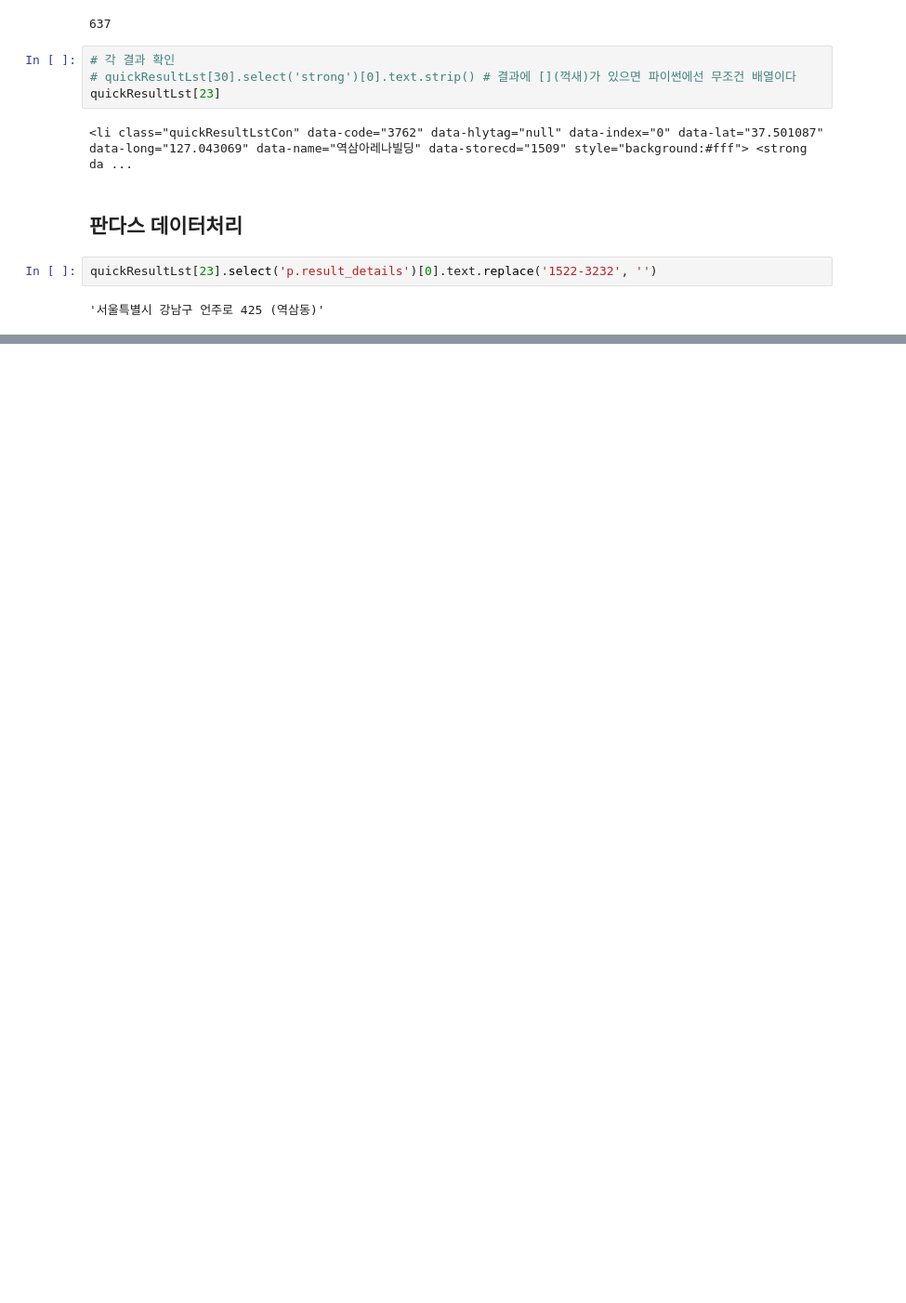
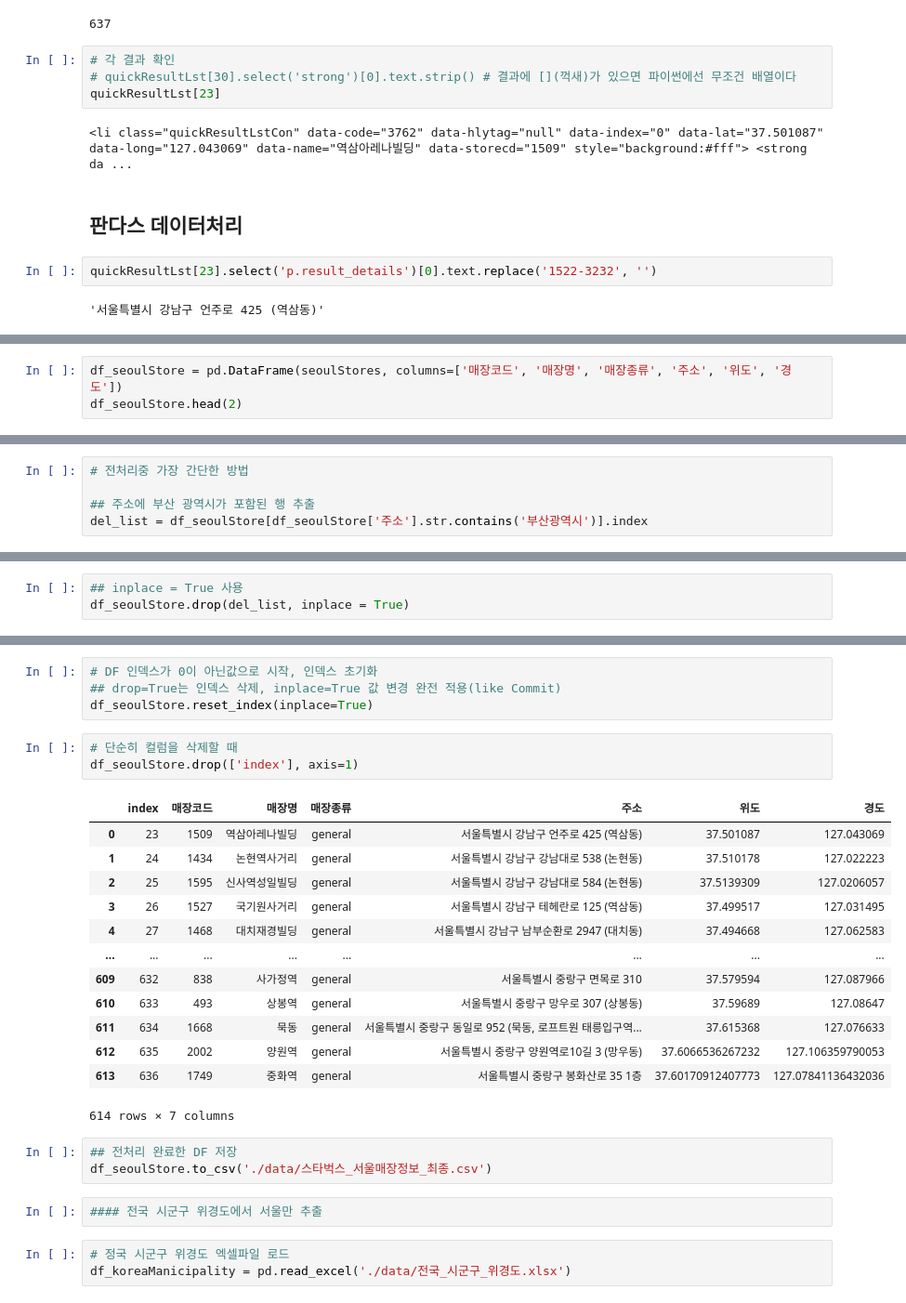
Before and after one commit to c9yu/Iot-bigdata-2024, a Jupyter notebook: day02/bda06_starbucks_analysis.ipynb, the cells around one changed output, grey strips where cells are left out. Shown: that part at 93% size. Cells and saved outputs as stored; diff of their text form; blank space fills up the shorter version.

```diff
--- a/day02/bda06_starbucks_analysis.ipynb
+++ b/day02/bda06_starbucks_analysis.ipynb
@@ -130,0 +140,3 @@ NameError: name 'quickResultLst' is not defined
+# %%
+df_seoulStore = pd.DataFrame(seoulStores, columns=['매장코드', '매장명', '매장종류', '주소', '위도', '경도'])
+df_seoulStore.head(2)
@@ -130,0 +184,5 @@ NameError: name 'quickResultLst' is not defined
+# %%
+# 전처리중 가장 간단한 방법
+
+## 주소에 부산 광역시가 포함된 행 추출
+del_list = df_seoulStore[df_seoulStore['주소'].str.contains('부산광역시')].index
@@ -130,0 +206,3 @@ NameError: name 'quickResultLst' is not defined
+# %%
+## inplace = True 사용
+df_seoulStore.drop(del_list, inplace = True)
@@ -130,0 +225,29 @@ NameError: name 'quickResultLst' is not defined
+# %%
+# DF 인덱스가 0이 아닌값으로 시작, 인덱스 초기화
+## drop=True는 인덱스 삭제, inplace=True 값 변경 완전 적용(like Commit)
+df_seoulStore.reset_index(inplace=True)
+# %%
+# 단순히 컬럼을 삭제할 때
+df_seoulStore.drop(['index'], axis=1)
+# %% [output]
+|  | index | 매장코드 | 매장명 | 매장종류 | 주소 | 위도 | 경도 |
+| 0 | 23 | 1509 | 역삼아레나빌딩 | general | 서울특별시 강남구 언주로 425 (역삼동) | 37.501087 | 127.043069 |
+| 1 | 24 | 1434 | 논현역사거리 | general | 서울특별시 강남구 강남대로 538 (논현동) | 37.510178 | 127.022223 |
+| 2 | 25 | 1595 | 신사역성일빌딩 | general | 서울특별시 강남구 강남대로 584 (논현동) | 37.5139309 | 127.0206057 |
+| 3 | 26 | 1527 | 국기원사거리 | general | 서울특별시 강남구 테헤란로 125 (역삼동) | 37.499517 | 127.031495 |
+| 4 | 27 | 1468 | 대치재경빌딩 | general | 서울특별시 강남구 남부순환로 2947 (대치동) | 37.494668 | 127.062583 |
+| ... | ... | ... | ... | ... | ... | ... | ... |
+| 609 | 632 | 838 | 사가정역 | general | 서울특별시 중랑구 면목로 310 | 37.579594 | 127.087966 |
+| 610 | 633 | 493 | 상봉역 | general | 서울특별시 중랑구 망우로 307 (상봉동) | 37.59689 | 127.08647 |
+| 611 | 634 | 1668 | 묵동 | general | 서울특별시 중랑구 동일로 952 (묵동, 로프트원 태릉입구역... | 37.615368 | 127.076633 |
+| 612 | 635 | 2002 | 양원역 | general | 서울특별시 중랑구 양원역로10길 3 (망우동) | 37.6066536267232 | 127.106359790053 |
+| 613 | 636 | 1749 | 중화역 | general | 서울특별시 중랑구 봉화산로 35 1층 | 37.60170912407773 | 127.07841136432036 |
+614 rows × 7 columns
+# %%
+## 전처리 완료한 DF 저장
+df_seoulStore.to_csv('./data/스타벅스_서울매장정보_최종.csv')
+# %%
+#### 전국 시군구 위경도에서 서울만 추출
+# %%
+# 정국 시군구 위경도 엑셀파일 로드
+df_koreaManicipality = pd.read_excel('./data/전국_시군구_위경도.xlsx')
```
Also changed, not shown: parts of 18 cells of this notebook, 3 other files.
